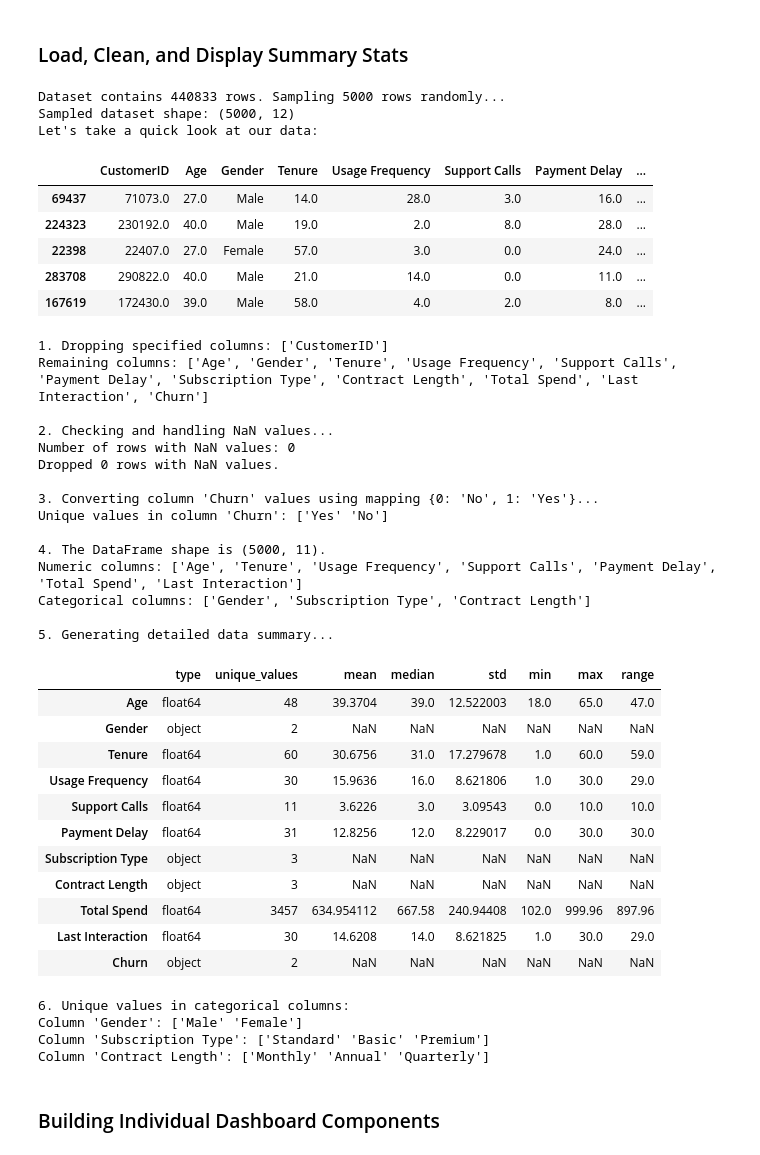
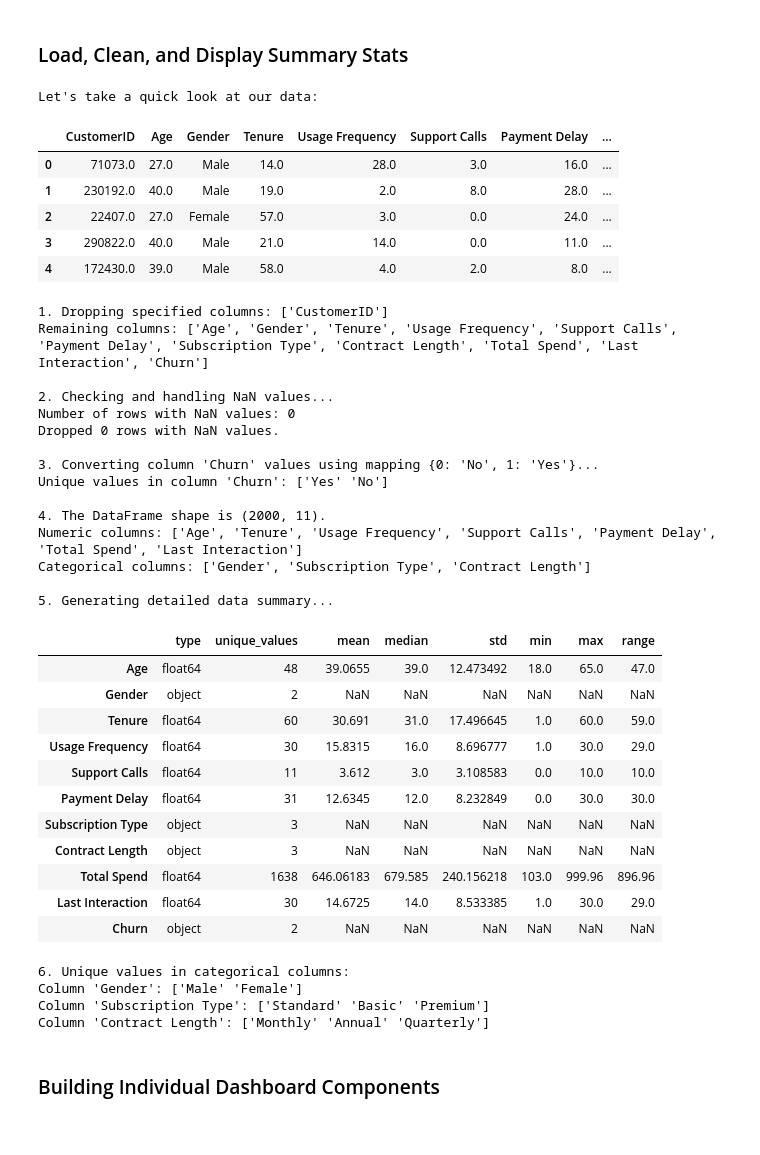
Before and after one commit to Jenny-Z-Zhu/InteractiveDashboardWithPanelAndHvplot, a Jupyter notebook: Customer_Churn_EDA.ipynb, the cells around one changed output. Saved outputs shown, nothing was run; the diff lists cells and outputs as text; code cells hidden in the pictures.

```diff
--- a/Customer_Churn_EDA.ipynb
+++ b/Customer_Churn_EDA.ipynb
@@ -191,12 +207,6 @@ def process_churn_data(df_path, dropna=True, dropna_threshold=0.01, col_to_drop=
         df = pd.read_excel(df_path)
     else:
         raise ValueError("Unsupported file format. Use .csv, .tsv, .xls, or .xlsx.")
-
-    # New Step: Sample random 5000 rows if dataset length exceeds 100,000
-    if len(df) > 100000:
-        print(f"\nDataset contains {len(df)} rows. Sampling 5000 rows randomly...")
-        df = df.sample(n=5000, random_state=42)
-        print(f"Sampled dataset shape: {df.shape}")
 
     # Let's take a general look
     print("Let's take a quick look at our data:")
@@ -273,43 +283,41 @@ def process_churn_data(df_path, dropna=True, dropna_threshold=0.01, col_to_drop=
     return df, numeric_cols, categorical_cols, data_summary
 # %%
 # plug in our data path to function above, unpack processed df, numeric_cols and categorical_cols, and add a ";" at end) to prevent displaying returned stuff
-df, numeric_cols, categorical_cols, data_summary = process_churn_data('customer_churn.csv', col_to_convert='Churn', col_to_drop=['CustomerID']);
+df, numeric_cols, categorical_cols, data_summary = process_churn_data('sampled_churn_data.csv', col_to_convert='Churn', col_to_drop=['CustomerID']);
 # %% [output]
-Dataset contains 440833 rows. Sampling 5000 rows randomly...
-Sampled dataset shape: (5000, 12)
 Let's take a quick look at our data:
 |  | CustomerID | Age | Gender | Tenure | Usage Frequency | Support Calls | Payment Delay | ... |
-| 69437 | 71073.0 | 27.0 | Male | 14.0 | 28.0 | 3.0 | 16.0 | ... |
-| 224323 | 230192.0 | 40.0 | Male | 19.0 | 2.0 | 8.0 | 28.0 | ... |
-| 22398 | 22407.0 | 27.0 | Female | 57.0 | 3.0 | 0.0 | 24.0 | ... |
-| 283708 | 290822.0 | 40.0 | Male | 21.0 | 14.0 | 0.0 | 11.0 | ... |
-| 167619 | 172430.0 | 39.0 | Male | 58.0 | 4.0 | 2.0 | 8.0 | ... |
+| 0 | 71073.0 | 27.0 | Male | 14.0 | 28.0 | 3.0 | 16.0 | ... |
+| 1 | 230192.0 | 40.0 | Male | 19.0 | 2.0 | 8.0 | 28.0 | ... |
+| 2 | 22407.0 | 27.0 | Female | 57.0 | 3.0 | 0.0 | 24.0 | ... |
+| 3 | 290822.0 | 40.0 | Male | 21.0 | 14.0 | 0.0 | 11.0 | ... |
+| 4 | 172430.0 | 39.0 | Male | 58.0 | 4.0 | 2.0 | 8.0 | ... |
 1. Dropping specified columns: ['CustomerID']
 Remaining columns: ['Age', 'Gender', 'Tenure', 'Usage Frequency', 'Support Calls', 'Payment Delay', 'Subscription Type', 'Contract Length', 'Total Spend', 'Last Interaction', 'Churn']
 
 2. Checking and handling NaN values...
 Number of rows with NaN values: 0
 Dropped 0 rows with NaN values.
 
 3. Converting column 'Churn' values using mapping {0: 'No', 1: 'Yes'}...
 Unique values in column 'Churn': ['Yes' 'No']
 
-4. The DataFrame shape is (5000, 11).
+4. The DataFrame shape is (2000, 11).
 Numeric columns: ['Age', 'Tenure', 'Usage Frequency', 'Support Calls', 'Payment Delay', 'Total Spend', 'Last Interaction']
 Categorical columns: ['Gender', 'Subscription Type', 'Contract Length']
 
 5. Generating detailed data summary...
 |  | type | unique_values | mean | median | std | min | max | range |
-| Age | float64 | 48 | 39.3704 | 39.0 | 12.522003 | 18.0 | 65.0 | 47.0 |
+| Age | float64 | 48 | 39.0655 | 39.0 | 12.473492 | 18.0 | 65.0 | 47.0 |
 | Gender | object | 2 | NaN | NaN | NaN | NaN | NaN | NaN |
-| Tenure | float64 | 60 | 30.6756 | 31.0 | 17.279678 | 1.0 | 60.0 | 59.0 |
-| Usage Frequency | float64 | 30 | 15.9636 | 16.0 | 8.621806 | 1.0 | 30.0 | 29.0 |
-| Support Calls | float64 | 11 | 3.6226 | 3.0 | 3.09543 | 0.0 | 10.0 | 10.0 |
-| Payment Delay | float64 | 31 | 12.8256 | 12.0 | 8.229017 | 0.0 | 30.0 | 30.0 |
+| Tenure | float64 | 60 | 30.691 | 31.0 | 17.496645 | 1.0 | 60.0 | 59.0 |
+| Usage Frequency | float64 | 30 | 15.8315 | 16.0 | 8.696777 | 1.0 | 30.0 | 29.0 |
+| Support Calls | float64 | 11 | 3.612 | 3.0 | 3.108583 | 0.0 | 10.0 | 10.0 |
+| Payment Delay | float64 | 31 | 12.6345 | 12.0 | 8.232849 | 0.0 | 30.0 | 30.0 |
 | Subscription Type | object | 3 | NaN | NaN | NaN | NaN | NaN | NaN |
 | Contract Length | object | 3 | NaN | NaN | NaN | NaN | NaN | NaN |
-| Total Spend | float64 | 3457 | 634.954112 | 667.58 | 240.94408 | 102.0 | 999.96 | 897.96 |
-| Last Interaction | float64 | 30 | 14.6208 | 14.0 | 8.621825 | 1.0 | 30.0 | 29.0 |
+| Total Spend | float64 | 1638 | 646.06183 | 679.585 | 240.156218 | 103.0 | 999.96 | 896.96 |
+| Last Interaction | float64 | 30 | 14.6725 | 14.0 | 8.533385 | 1.0 | 30.0 | 29.0 |
 | Churn | object | 2 | NaN | NaN | NaN | NaN | NaN | NaN |
 6. Unique values in categorical columns:
 Column 'Gender': ['Male' 'Female']
```
Also changed, not shown: parts of 3 cells of this notebook, 3 other files.
